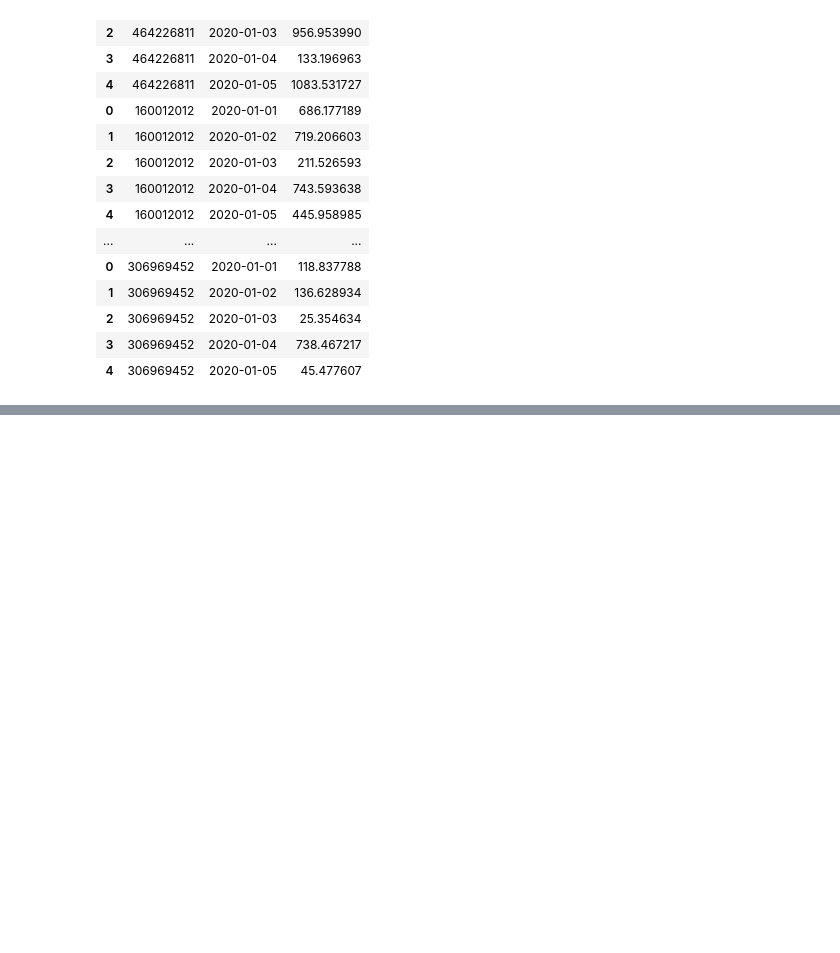
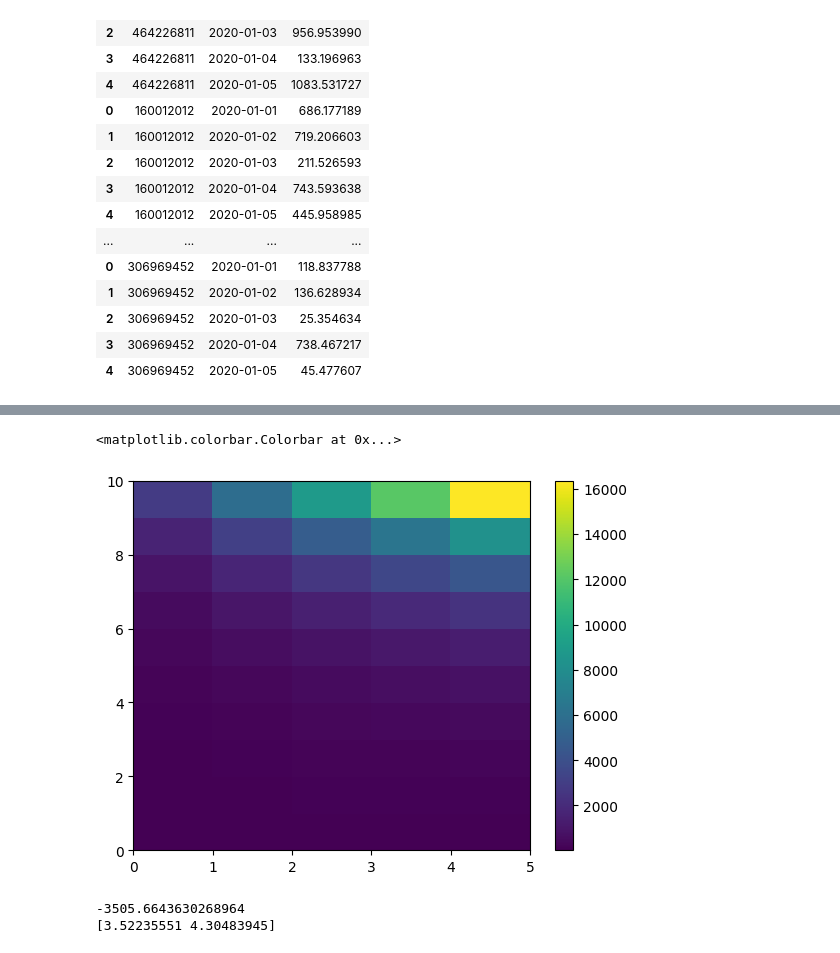
Before and after one commit to sammevreysen/gorilla, a Jupyter notebook: gorilla.ipynb, the cells around one changed output, grey strips where cells are left out. Saved outputs shown, nothing was run; the diff lists cells and outputs as text; code cells hidden in the pictures; blank space fills up the shorter version.

```diff
--- a/gorilla.ipynb
+++ b/gorilla.ipynb
@@ -234,0 +260,6 @@ mock_consumption_data(random_meter_list(5), start_date=datetime(2020,1,1), durat
+# %%
+meter_list = random_meter_list(5)
+consumption_data = mock_consumption_data(meter_list, start_date=datetime(2020, 6, 1), duration_in_days=365)
+cost_table(meter_list=meter_list,
+           consumption_data=consumption_data,
+           rate_table=df_rate_table)
@@ -234,0 +287,12 @@ mock_consumption_data(random_meter_list(5), start_date=datetime(2020,1,1), durat
+# %%
+# variable: number of meters
+# fixed: duration = 365 days
+
+n_meters = np.logspace(np.log10(5),np.log10(1000),25).astype(int)
+time_delta_n_meter_variable = []
+
+print('Variable n_meters:')
+for n in n_meters:
+    delta = benchmark_cost_table_generation(n, n_days=365, rate_table=df_rate_table)
+    print(f'{n}: {delta}')
+    time_delta_n_meter_variable.append(delta.total_seconds())
@@ -234,0 +384,10 @@ mock_consumption_data(random_meter_list(5), start_date=datetime(2020,1,1), durat
+# %%
+n_meters = np.logspace(np.log10(5),np.log10(1000),10).astype(int)
+n_days = np.arange(365, 365*5+1, 365)
+
+time_delta = np.zeros((n_meters.size, n_days.size))
+for i,n in enumerate(n_meters):
+    for j,d in enumerate(n_days):
+        delta = np.round(benchmark_cost_table_generation(n_meters=n, n_days=d, rate_table=df_rate_table).total_seconds()*1000,2)
+        print(f'{n}x{d}: {delta}')
+        time_delta[i, j] = delta
@@ -234,0 +412,20 @@ mock_consumption_data(random_meter_list(5), start_date=datetime(2020,1,1), durat
+# %%
+plt.figure()
+plt.pcolor(time_delta)
+plt.colorbar()
+# %% [output]
+<matplotlib.colorbar.Colorbar at 0x...>
+[figure, added]
+# %%
+from sklearn.linear_model import LinearRegression
+
+n_meters_, n_days_ = np.meshgrid(n_meters, n_days)
+X = np.vstack([n_meters_.ravel(), n_days_.ravel()]).T
+Y = time_delta.ravel()
+model = LinearRegression().fit(X, Y)
+
+print(model.intercept_)
+print(model.coef_)
+# %% [output]
+-3505.6643630268964
+[3.52235551 4.30483945]
```
Also changed, not shown: parts of 15 cells of this notebook, 1 other file.
